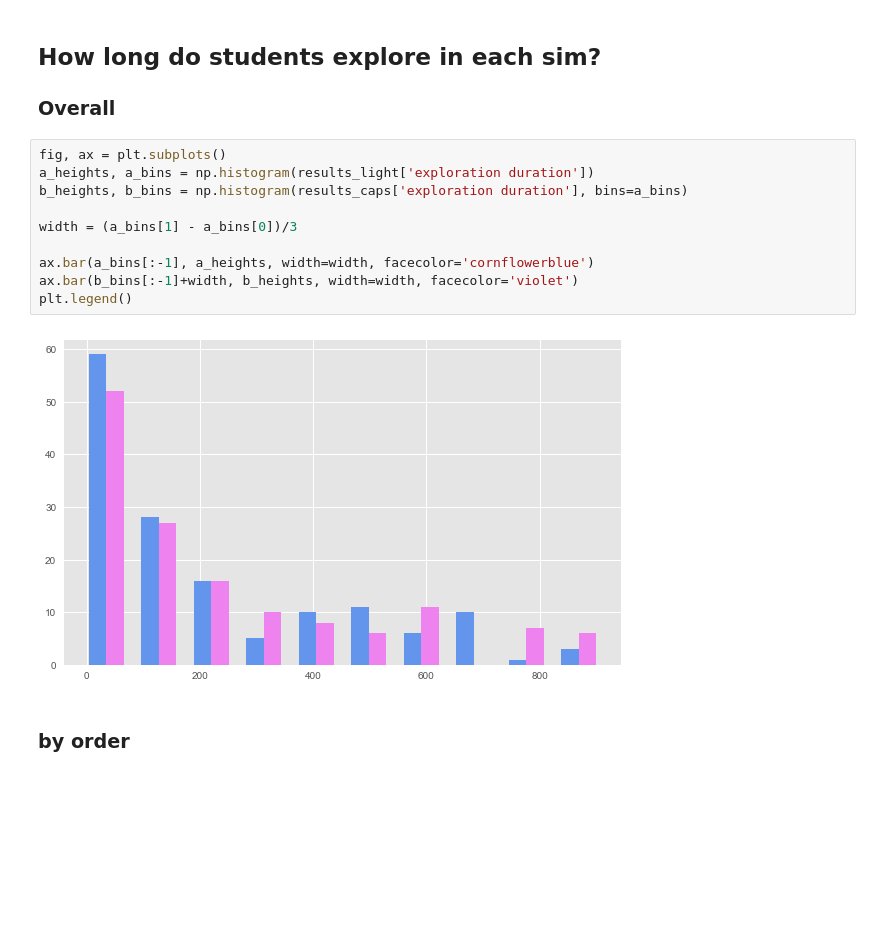
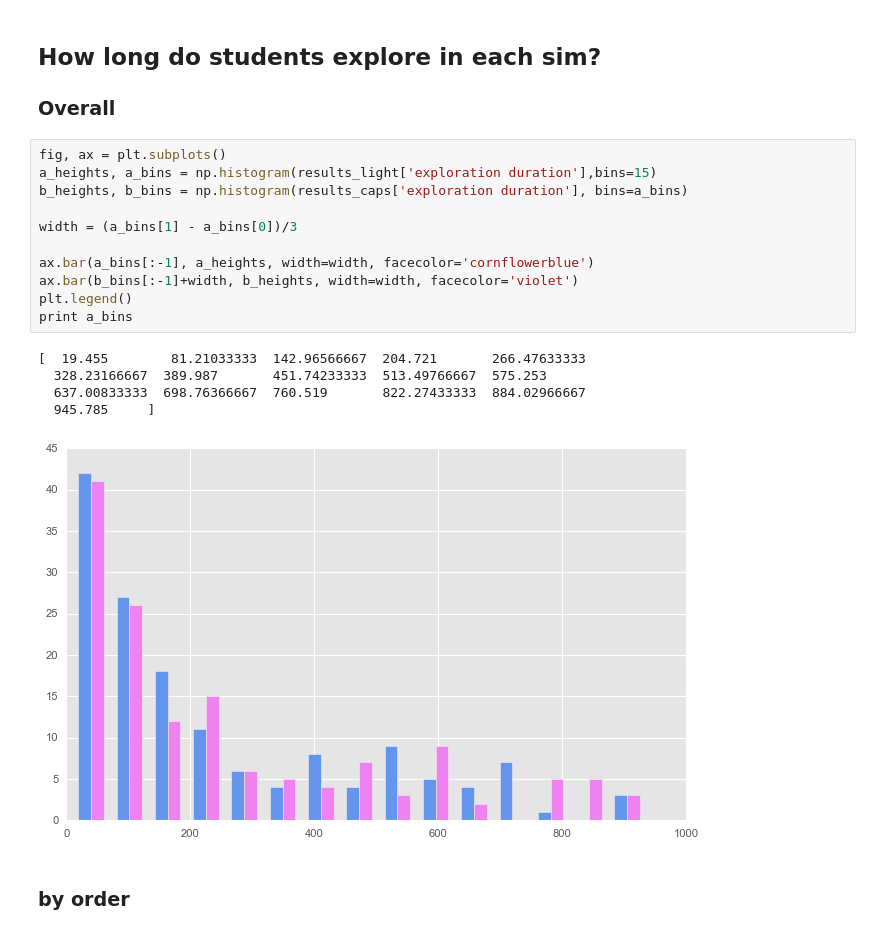
Before and after one commit to jmassall/inquiry_virtualLabs_study, a Jupyter notebook: analysis/activity_descriptors_detector.ipynb, the cells around one changed output. Cells and saved outputs as stored; diff of their text form; blank space fills up the shorter version.

```diff
--- a/analysis/activity_descriptors_detector.ipynb
+++ b/analysis/activity_descriptors_detector.ipynb
@@ -143,16 +139,21 @@ plt.legend()
 ### Overall
 # %%
 fig, ax = plt.subplots()
-a_heights, a_bins = np.histogram(results_light['exploration duration'])
+a_heights, a_bins = np.histogram(results_light['exploration duration'],bins=15)
 b_heights, b_bins = np.histogram(results_caps['exploration duration'], bins=a_bins)
 
 width = (a_bins[1] - a_bins[0])/3
 
 ax.bar(a_bins[:-1], a_heights, width=width, facecolor='cornflowerblue')
 ax.bar(b_bins[:-1]+width, b_heights, width=width, facecolor='violet')
 plt.legend()
+print a_bins
 # %% [output]
+[  19.455        81.21033333  142.96566667  204.721       266.47633333
+  328.23166667  389.987       451.74233333  513.49766667  575.253
+  637.00833333  698.76366667  760.519       822.27433333  884.02966667
+  945.785     ]
-[figure, old version]
+[figure, new version]
 # %% [markdown]
 ### by order
 # %%
```
Also changed, not shown: parts of 6 cells of this notebook, 2 other files.
